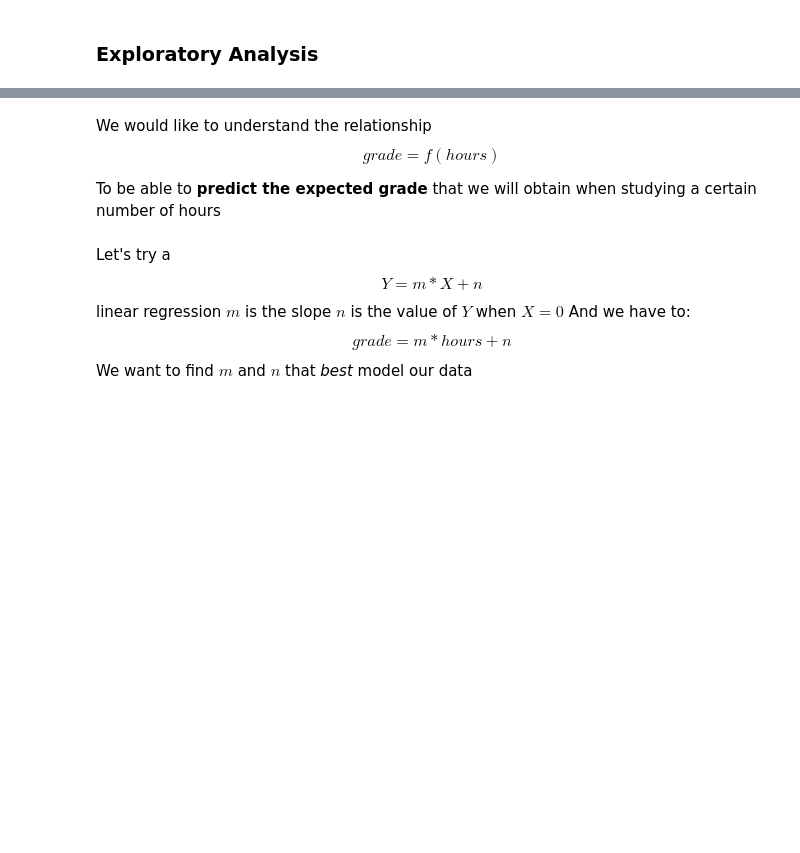
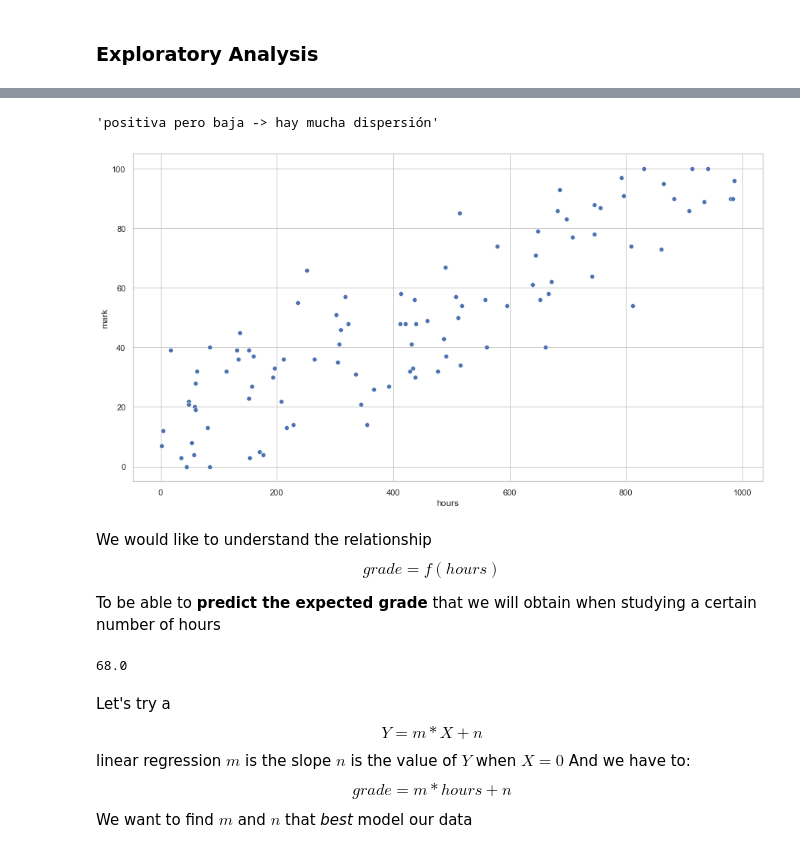
Before and after one commit to Ironhack-data-bcn-feb-2023/lectures, a Jupyter notebook: 38. Linear regression.ipynb, the cells around one changed output, grey strips where cells are left out. Saved outputs shown, nothing was run; the diff lists cells and outputs as text; code cells hidden in the pictures; blank space fills up the shorter version.

```diff
--- a/38. Linear regression.ipynb
+++ b/38. Linear regression.ipynb
@@ -33,3 +114,14 @@ We have 100 students, and we know:
+# %%
+sns.scatterplot(x = df.hours, y=df.mark);
+"Correlación positiva -> cuando aumenta una, aumenta la otra"
+"positiva pero baja -> hay mucha dispersión"
+
+# y = mx + n
+# nota = m * horas + n
+# nota = coeficiente1 * horas + elpuntodecorte(coeficiente0)
+# %% [output]
+'positiva pero baja -> hay mucha dispersión'
+[figure, added]
 # %% [markdown]
 We would like to understand the relationship $$grade = f(hours)$$
 
@@ -37,3 +140,8 @@ To be able to **predict the expected grade** that we will obtain when studying a
+# %%
+y = notas_segun_horas (80)
+y
+# %% [output]
+68.0
 # %% [markdown]
 Let's try a $$Y = m * X + n$$ linear regression
 $m$ is the slope
```
Also changed, not shown: parts of 71 cells of this notebook.
